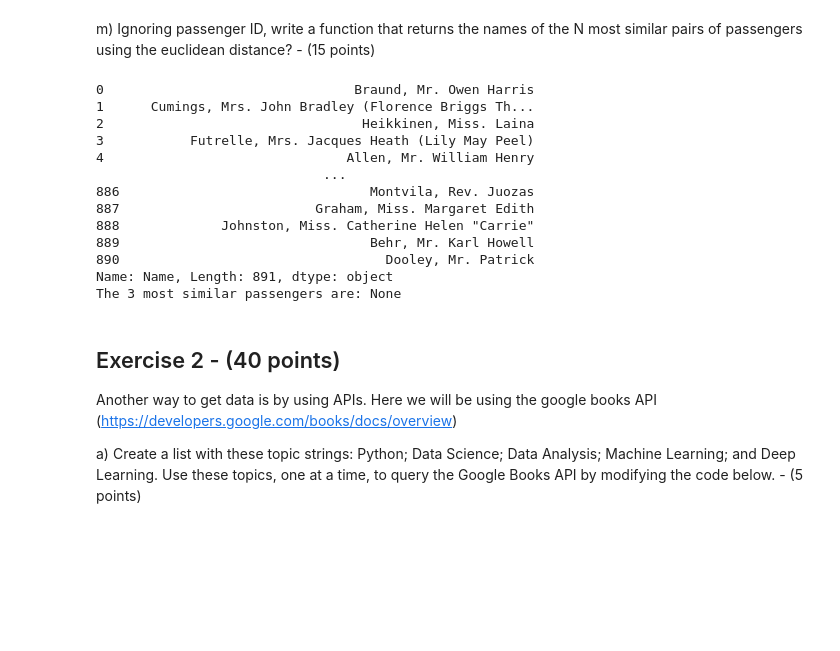
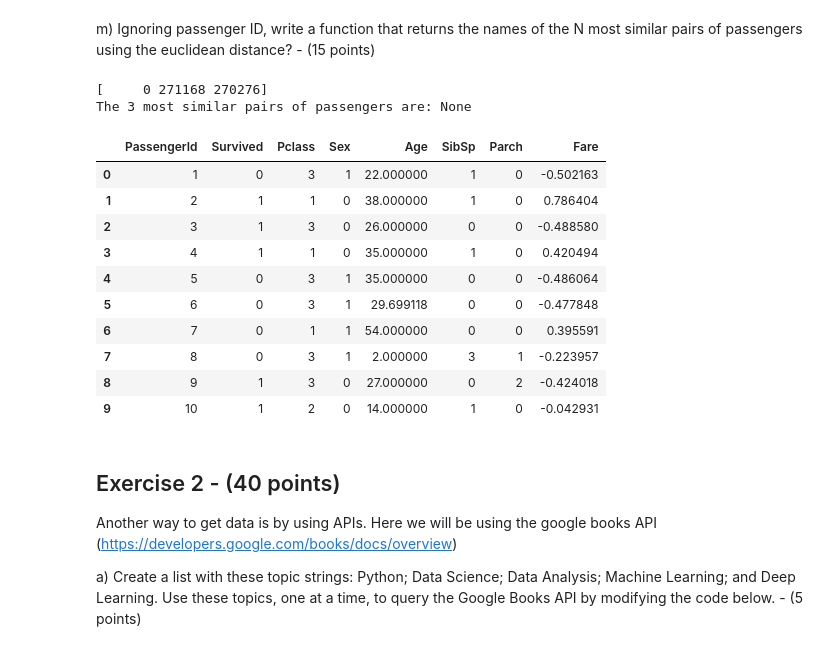
Before and after one commit to ivanisakov99/CS506, a Jupyter notebook: HW/hw1/homework1.ipynb, the cells around one changed output. Cells and saved outputs as stored; diff of their text form; code cells hidden in the pictures; blank space fills up the shorter version.

```diff
--- a/HW/hw1/homework1.ipynb
+++ b/HW/hw1/homework1.ipynb
@@ -272,27 +273,46 @@ df.head()
 # %% [markdown]
 m) Ignoring passenger ID, write a function that returns the names of the N most similar pairs of passengers using the euclidean distance? - (15 points)
-# %%
-def N_most_similar(df, N):
-    return # < your code here >
-
-# print("The 3 most similar passengers are: " + str(N_most_similar(df, 3)))
-print("The 3 most similar pairs of passengers are: " + str(N_most_similar(names, 3)))
-
-# ????
-# %% [output]
-0                                Braund, Mr. Owen Harris
-1      Cumings, Mrs. John Bradley (Florence Briggs Th...
-2                                 Heikkinen, Miss. Laina
-3           Futrelle, Mrs. Jacques Heath (Lily May Peel)
-4                               Allen, Mr. William Henry
-                             ...
-886                                Montvila, Rev. Juozas
-887                         Graham, Miss. Margaret Edith
-888             Johnston, Miss. Catherine Helen "Carrie"
-889                                Behr, Mr. Karl Howell
-890                                  Dooley, Mr. Patrick
-Name: Name, Length: 891, dtype: object
-The 3 most similar passengers are: None
+# %%
+import numpy as np
+import heapq as pq
+
+def N_most_similar(df, N):
+    similarity_matrix = np.zeros((len(df), len(df)))
+
+    heap = []
+    for i, row1 in df.iterrows():
+        for j, row2 in df.iterrows():
+            if i == j:
+                # similarity_matrix[i][j] = np.inf
+                continue
+            similarity_matrix[i][j] = np.linalg.norm(row1.values - row2.values)
+            # pq.heappush(heap, np.linalg.norm(row1.values - row2.values))
+
+
+
+    # print(similarity_matrix)
+    ans = np.argsort(np.reshape(similarity_matrix, -1))[:N]
+    print(ans)
+    return # < your code here >
+
+print("The 3 most similar pairs of passengers are: " + str(N_most_similar(df, 3)))
+df.head(10)
+
+# ????
+# %% [output]
+[     0 271168 270276]
+The 3 most similar pairs of passengers are: None
+|  | PassengerId | Survived | Pclass | Sex | Age | SibSp | Parch | Fare |
+| 0 | 1 | 0 | 3 | 1 | 22.000000 | 1 | 0 | -0.502163 |
+| 1 | 2 | 1 | 1 | 0 | 38.000000 | 1 | 0 | 0.786404 |
+| 2 | 3 | 1 | 3 | 0 | 26.000000 | 0 | 0 | -0.488580 |
+| 3 | 4 | 1 | 1 | 0 | 35.000000 | 1 | 0 | 0.420494 |
+| 4 | 5 | 0 | 3 | 1 | 35.000000 | 0 | 0 | -0.486064 |
+| 5 | 6 | 0 | 3 | 1 | 29.699118 | 0 | 0 | -0.477848 |
+| 6 | 7 | 0 | 1 | 1 | 54.000000 | 0 | 0 | 0.395591 |
+| 7 | 8 | 0 | 3 | 1 | 2.000000 | 3 | 1 | -0.223957 |
+| 8 | 9 | 1 | 3 | 0 | 27.000000 | 0 | 2 | -0.424018 |
+| 9 | 10 | 1 | 2 | 0 | 14.000000 | 1 | 0 | -0.042931 |
 # %% [markdown]
 ## Exercise 2 - (40 points)
 
```
Also changed, not shown: parts of 8 cells of this notebook, 5 other files.
